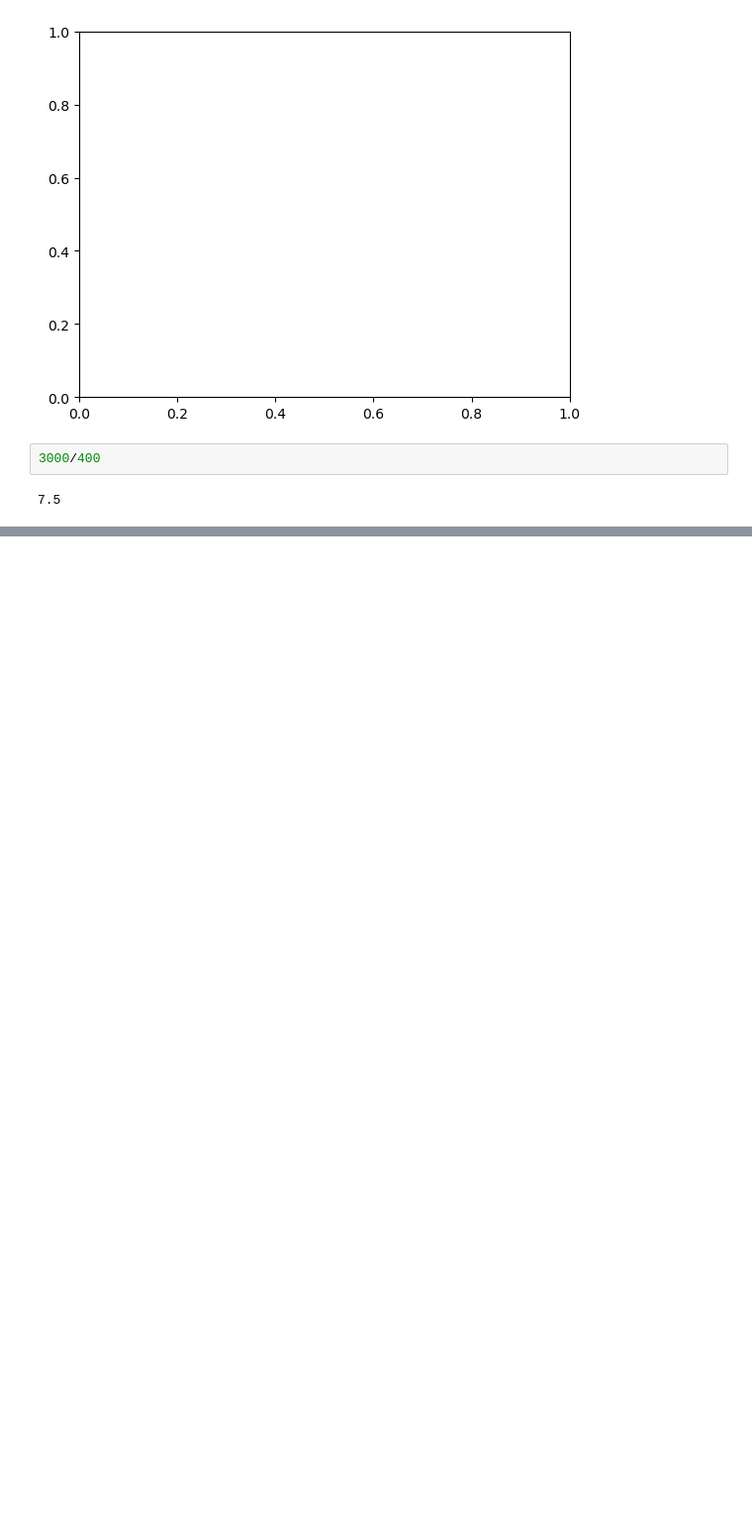
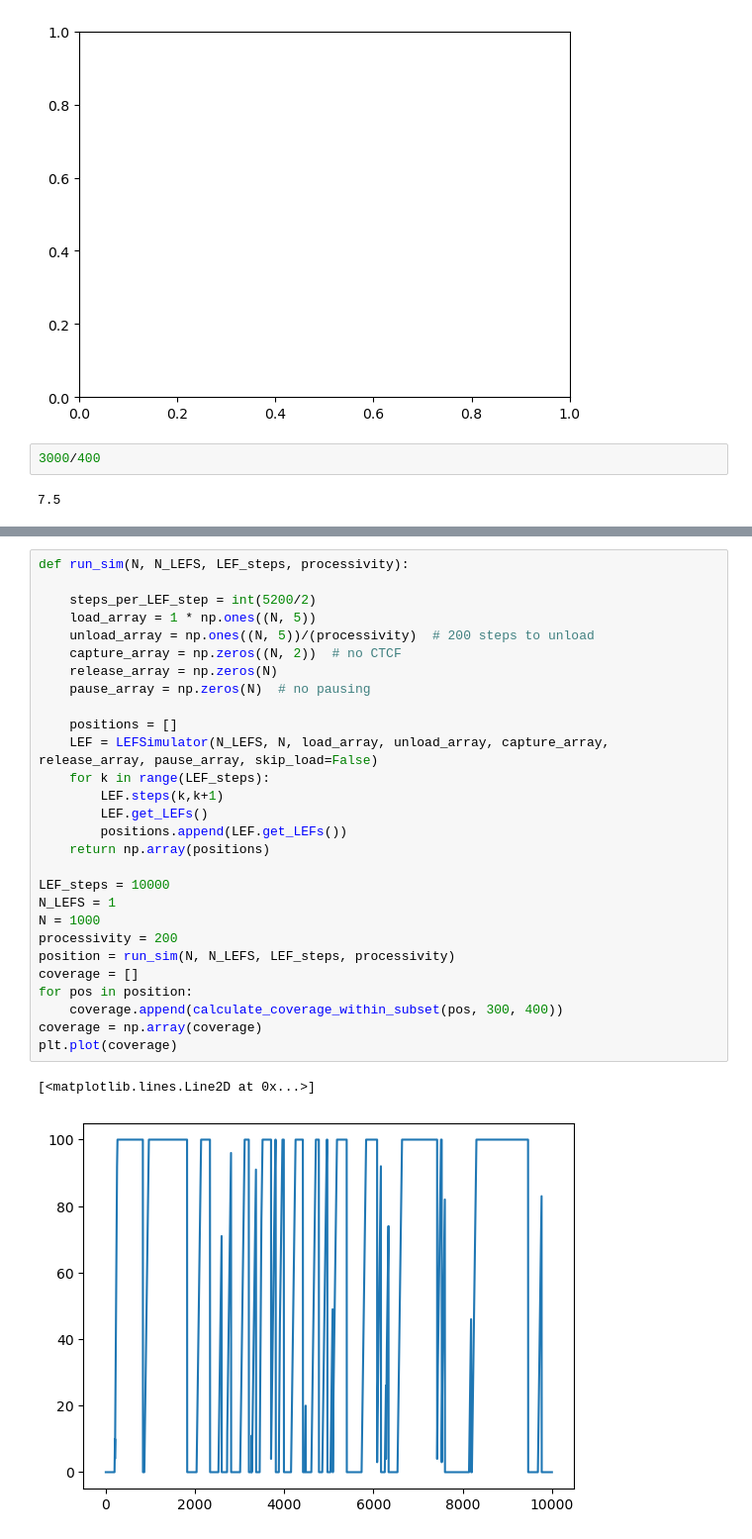
Before and after one commit to timothyfoldes/yeast_extrusion, a Jupyter notebook: extrusion_tests.ipynb, the cells around one changed output, grey strips where cells are left out. Shown at 99% size. Saved outputs shown, nothing was run; the diff lists cells and outputs as text; blank space fills up the shorter version.

```diff
--- a/extrusion_tests.ipynb
+++ b/extrusion_tests.ipynb
@@ -198,0 +495,31 @@ for N_LEFS in [4]:
+# %%
+def run_sim(N, N_LEFS, LEF_steps, processivity):
+
+    steps_per_LEF_step = int(5200/2)
+    load_array = 1 * np.ones((N, 5))
+    unload_array = np.ones((N, 5))/(processivity)  # 200 steps to unload
+    capture_array = np.zeros((N, 2))  # no CTCF
+    release_array = np.zeros(N)
+    pause_array = np.zeros(N)  # no pausing
+
+    positions = []
+    LEF = LEFSimulator(N_LEFS, N, load_array, unload_array, capture_array, release_array, pause_array, skip_load=False)
+    for k in range(LEF_steps):
+        LEF.steps(k,k+1)
+        LEF.get_LEFs()
+        positions.append(LEF.get_LEFs())
+    return np.array(positions)
+
+LEF_steps = 10000
+N_LEFS = 1
+N = 1000
+processivity = 200
+position = run_sim(N, N_LEFS, LEF_steps, processivity)
+coverage = []
+for pos in position:
+    coverage.append(calculate_coverage_within_subset(pos, 300, 400))
+coverage = np.array(coverage)
+plt.plot(coverage)
+# %% [output]
+[<matplotlib.lines.Line2D at 0x...>]
+[figure, added]
```
Also changed, not shown: parts of 8 cells of this notebook, 2 other files.
